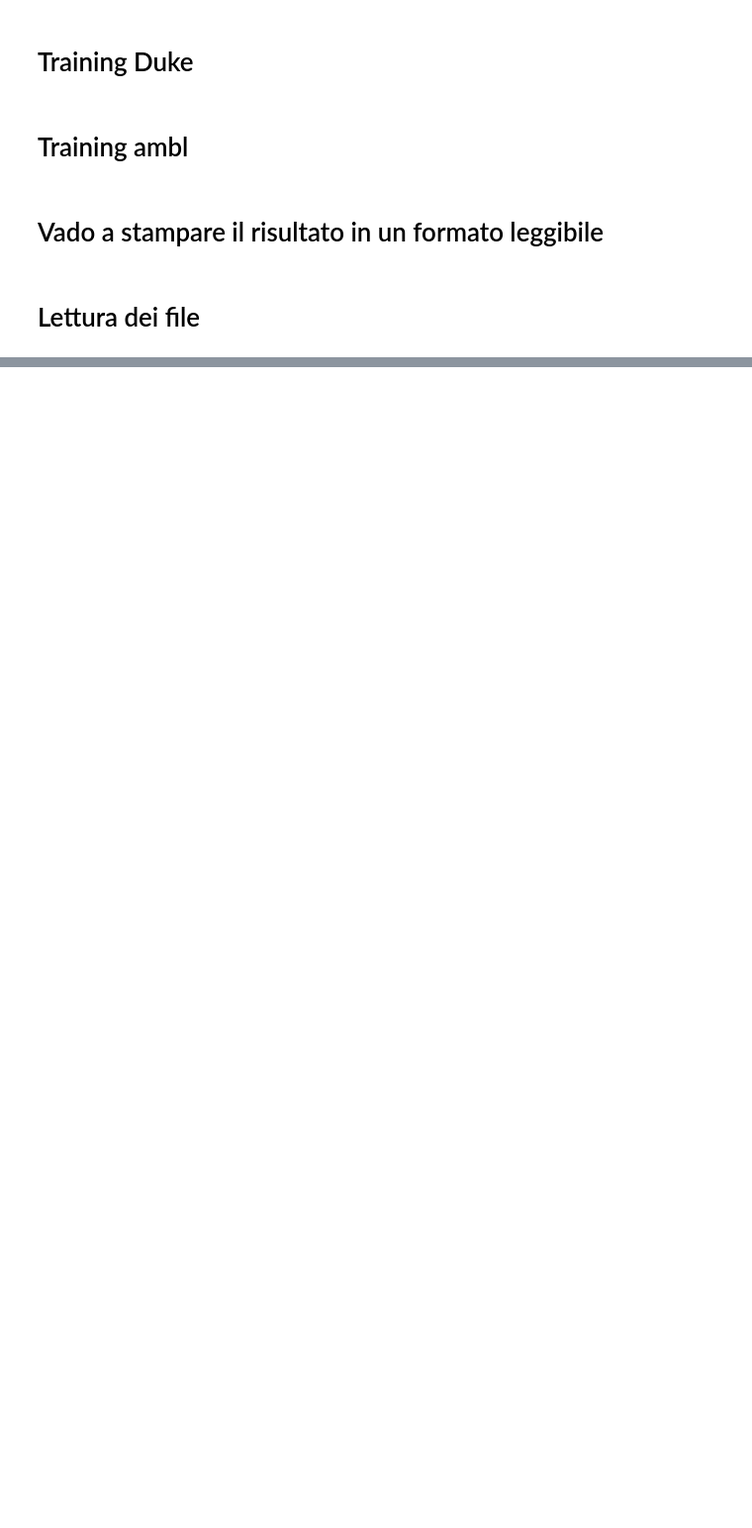
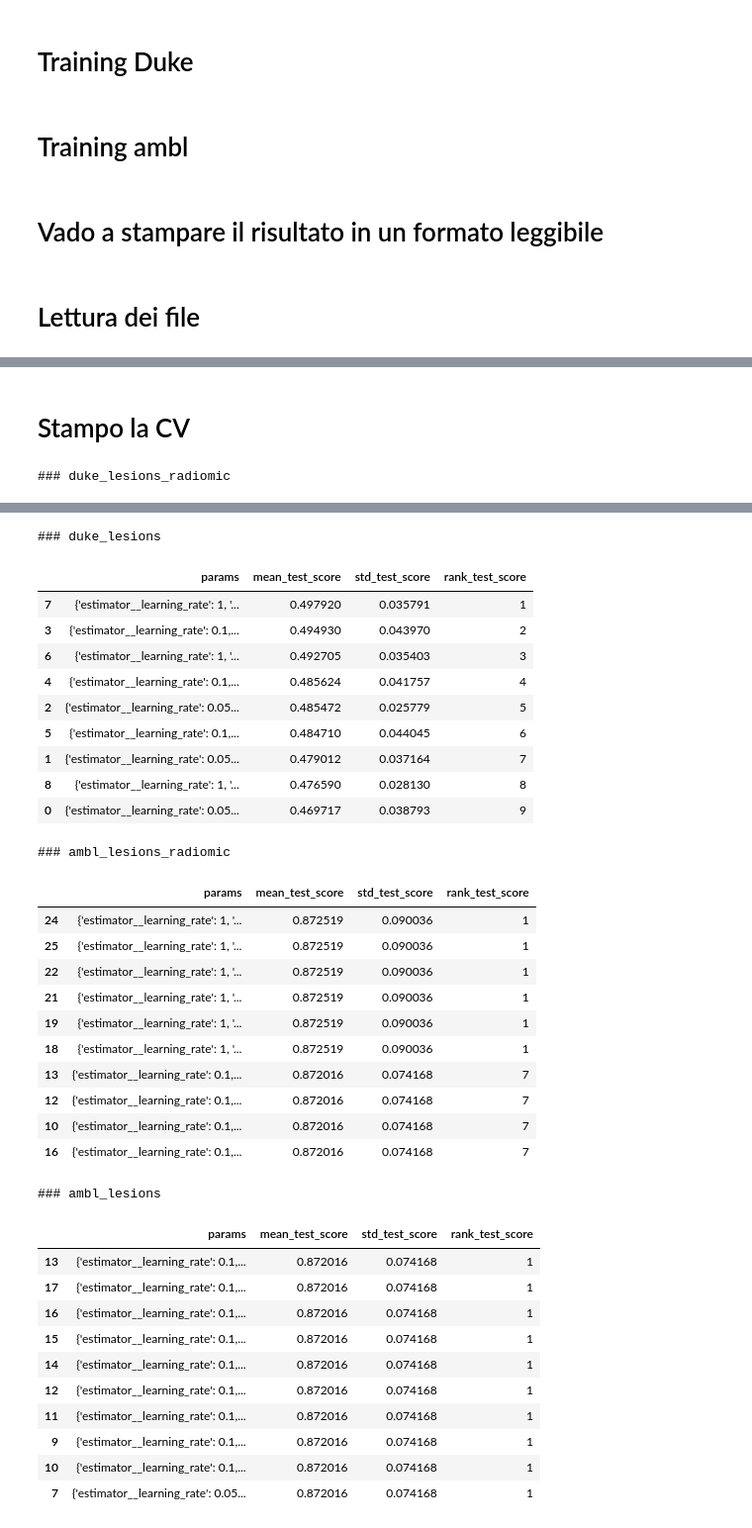
Before and after one commit to FrancescoDalCanto/BC-ML4, a Jupyter notebook: src/training/XGBoost.ipynb, the cells around one changed output, grey strips where cells are left out. Shown at 99% size. Drawn from its saved outputs; the diff is of its cells as text; code cells hidden in the pictures; blank space fills up the shorter version.

```diff
--- a/src/training/XGBoost.ipynb
+++ b/src/training/XGBoost.ipynb
@@ -207,11 +209,6 @@ def training_duke(file_path, csv_name):
     grid_search.fit(features, target)
 
 
-
-
-    # Stampo return_train_score
-    print(pd.DataFrame(grid_search.cv_results_))
-
     best_params = grid_search.best_params_
     best_score  = grid_search.best_score_
 
@@ -300,7 +297,8 @@ def training_duke(file_path, csv_name):
         'mean_score': best_score,
         'std_score': grid_search.cv_results_['std_test_score'][grid_search.best_index_],
         'fold_reports': fold_reports,
-        'targets_used': final_target_list
+        'targets_used': final_target_list,
+        "cv_results": grid_search.cv_results_       # Aggiunta per fare Debug
     }
 
     return final_result
@@ -683 +677,18 @@ Fitting 5 folds for each of 9 candidates, totalling 45 fits
 ================================================================================
+# %% [markdown]
+# Stampo la CV
+# %%
+pd.set_option("display.max_colwidth", None)
+
+for name, res in results_per_dataset.items():
+    print(f"\n### {name}")
+
+    df = pd.DataFrame(res["cv_results"])
+
+    display(
+        df.sort_values("rank_test_score")[
+            ["params", "mean_test_score", "std_test_score", "rank_test_score"]
+        ].head(10)
+    )
+# %% [output]
+### duke_lesions_radiomic
@@ -683,0 +705,35 @@ Fitting 5 folds for each of 9 candidates, totalling 45 fits
+### duke_lesions
+|  | params | mean_test_score | std_test_score | rank_test_score |
+| 7 | {'estimator__learning_rate': 1, '... | 0.497920 | 0.035791 | 1 |
+| 3 | {'estimator__learning_rate': 0.1,... | 0.494930 | 0.043970 | 2 |
+| 6 | {'estimator__learning_rate': 1, '... | 0.492705 | 0.035403 | 3 |
+| 4 | {'estimator__learning_rate': 0.1,... | 0.485624 | 0.041757 | 4 |
+| 2 | {'estimator__learning_rate': 0.05... | 0.485472 | 0.025779 | 5 |
+| 5 | {'estimator__learning_rate': 0.1,... | 0.484710 | 0.044045 | 6 |
+| 1 | {'estimator__learning_rate': 0.05... | 0.479012 | 0.037164 | 7 |
+| 8 | {'estimator__learning_rate': 1, '... | 0.476590 | 0.028130 | 8 |
+| 0 | {'estimator__learning_rate': 0.05... | 0.469717 | 0.038793 | 9 |
+### ambl_lesions_radiomic
+|  | params | mean_test_score | std_test_score | rank_test_score |
+| 24 | {'estimator__learning_rate': 1, '... | 0.872519 | 0.090036 | 1 |
+| 25 | {'estimator__learning_rate': 1, '... | 0.872519 | 0.090036 | 1 |
+| 22 | {'estimator__learning_rate': 1, '... | 0.872519 | 0.090036 | 1 |
+| 21 | {'estimator__learning_rate': 1, '... | 0.872519 | 0.090036 | 1 |
+| 19 | {'estimator__learning_rate': 1, '... | 0.872519 | 0.090036 | 1 |
+| 18 | {'estimator__learning_rate': 1, '... | 0.872519 | 0.090036 | 1 |
+| 13 | {'estimator__learning_rate': 0.1,... | 0.872016 | 0.074168 | 7 |
+| 12 | {'estimator__learning_rate': 0.1,... | 0.872016 | 0.074168 | 7 |
+| 10 | {'estimator__learning_rate': 0.1,... | 0.872016 | 0.074168 | 7 |
+| 16 | {'estimator__learning_rate': 0.1,... | 0.872016 | 0.074168 | 7 |
+### ambl_lesions
+|  | params | mean_test_score | std_test_score | rank_test_score |
+| 13 | {'estimator__learning_rate': 0.1,... | 0.872016 | 0.074168 | 1 |
+| 17 | {'estimator__learning_rate': 0.1,... | 0.872016 | 0.074168 | 1 |
+| 16 | {'estimator__learning_rate': 0.1,... | 0.872016 | 0.074168 | 1 |
+| 15 | {'estimator__learning_rate': 0.1,... | 0.872016 | 0.074168 | 1 |
+| 14 | {'estimator__learning_rate': 0.1,... | 0.872016 | 0.074168 | 1 |
+| 12 | {'estimator__learning_rate': 0.1,... | 0.872016 | 0.074168 | 1 |
+| 11 | {'estimator__learning_rate': 0.1,... | 0.872016 | 0.074168 | 1 |
+| 9 | {'estimator__learning_rate': 0.1,... | 0.872016 | 0.074168 | 1 |
+| 10 | {'estimator__learning_rate': 0.1,... | 0.872016 | 0.074168 | 1 |
+| 7 | {'estimator__learning_rate': 0.05... | 0.872016 | 0.074168 | 1 |
```
Also changed, not shown: parts of 5 cells of this notebook, 3 other files.
